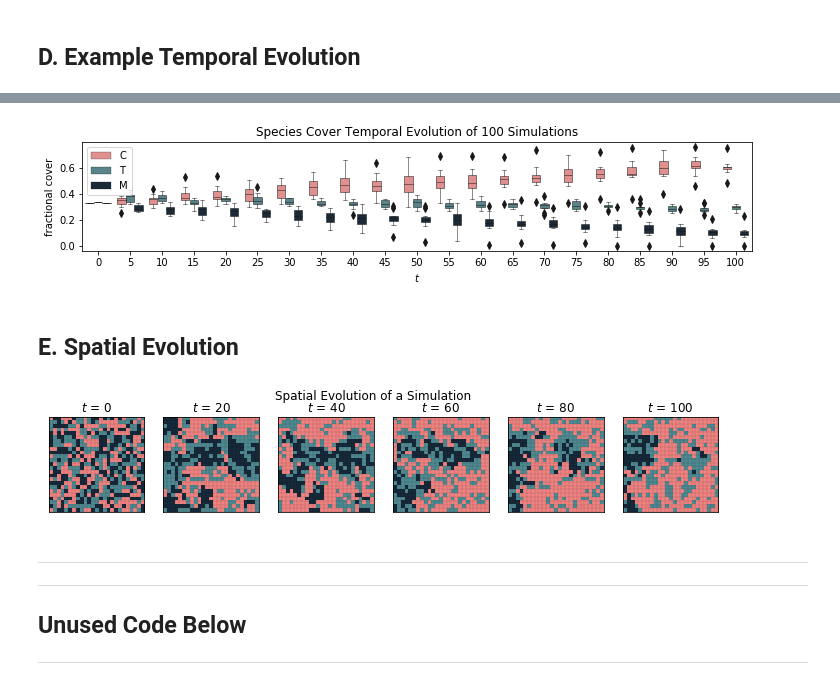
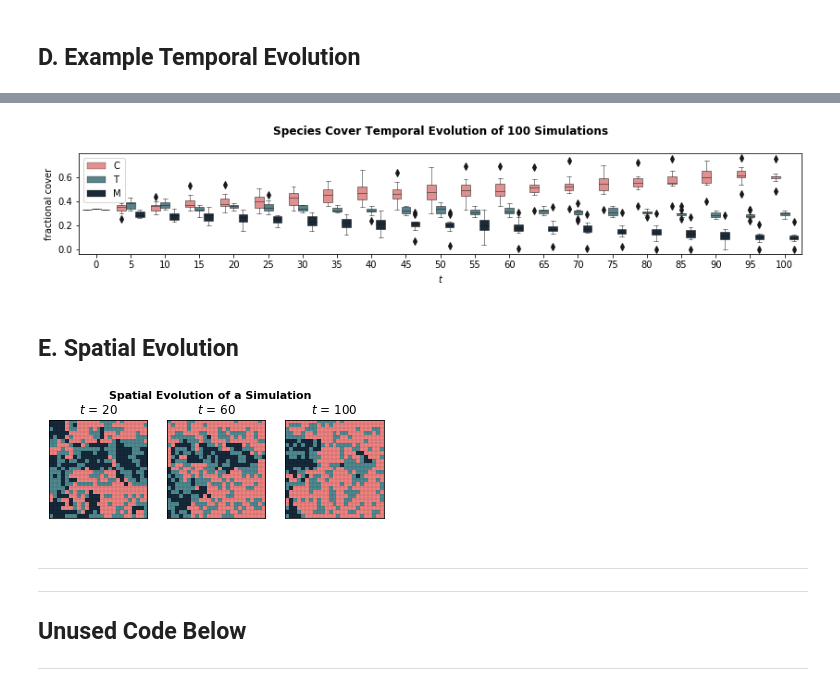
Before and after one commit to rneuhausler/coralModel-analyses, a Jupyter notebook: scripts/figure1_introduction.ipynb, the cells around one changed output, grey strips where cells are left out. Cells and saved outputs as stored; diff of their text form; code cells hidden in the pictures.

```diff
--- a/scripts/figure1_introduction.ipynb
+++ b/scripts/figure1_introduction.ipynb
@@ -97,6 +97,10 @@ class HandlerSquare(HandlerPatch): ## for creating image legend
         self.update_prop(p, orig_handle, legend)
         p.set_transform(trans)
         return [p]
+# %%
+## for background of plots
+
+output_facecolor = '#EDEDED'
 # %%
 path = './figures/paper/1_introduction_figure/'
 extension = '.png'
@@ -428,21 +437,21 @@ plt.savefig(path + name + extension, bbox_inches = "tight")
 # %%
 name ='boxplot_temporal_evolution'
 
 timesteps = [0, 50, 100, 150, 200, 250, 300, 350, 400,
              450, 500, 550, 600, 650, 700, 750, 800,
              850, 900, 950, 1000]
 
-plt.figure(figsize=(12,2))
+plt.figure(figsize=(14,2))
 fig = sns.boxplot(x="time", y="value", hue="variable",
             data=df_melted[df_melted['timestep'].isin(timesteps)], palette=type_palette,
             linewidth=.5)
-plt.title('Species Cover Temporal Evolution of 100 Simulations')
+plt.title('Species Cover Temporal Evolution of 100 Simulations',fontweight='bold',pad=20)
 plt.legend(loc='upper left')
 plt.ylabel("fractional cover")
 plt.xlabel(r"$t$")
-plt.savefig(path + name + extension, dpi=200, bbox_inches = "tight")
+plt.savefig(path + name + extension, dpi=200, bbox_inches = "tight", facecolor=output_facecolor)
 # %% [output]
-[figure, old version]
+[figure, new version]
 # %% [markdown]
 ## E. Spatial Evolution
 # %%
@@ -450,12 +459,16 @@ name = 'spatial_evolution_images'
 
 simulation = 1
 #timesteps = [0, 300, 600, 900]
-
-timesteps = [0, 200, 400, 600, 800, 1000]
+timesteps = [200, 600, 1000]
 
 
+#timesteps = [0, 200, 400, 600, 800, 1000]
 
-fig, ax = plt.subplots(1, len(timesteps), figsize=(12,2))
+
+## for stacked option, figsize = (14,3),fontsize =11,fontweight='bold', top=.95
+
+
+fig, ax = plt.subplots(1, len(timesteps), figsize=(6,5))
 
 for index in range(0, len(timesteps)):
     image = prep_image(df,simulation,timesteps[index])
@@ -472,11 +485,11 @@ for index in range(0, len(timesteps)):
     ax[index].tick_params(which='minor',top=[], left=[],right=[], bottom=[])
     ax[index].set_frame_on(True)
 
-fig.subplots_adjust(wspace=0.2, top=.79)
-fig.suptitle('Spatial Evolution of a Simulation')
-plt.savefig(path + name + extension, dpi=400, bbox_inches = 'tight')
+fig.subplots_adjust(wspace=0.2, top=1.4)
+fig.suptitle('Spatial Evolution of a Simulation',fontsize =11, fontweight='bold')
+plt.savefig(path + name + extension, dpi=400, bbox_inches = 'tight', facecolor=output_facecolor)
 # %% [output]
-[figure, old version]
+[figure, new version]
 # %% [markdown]
 _____
 _____
```
Also changed, not shown: parts of 6 cells of this notebook.
